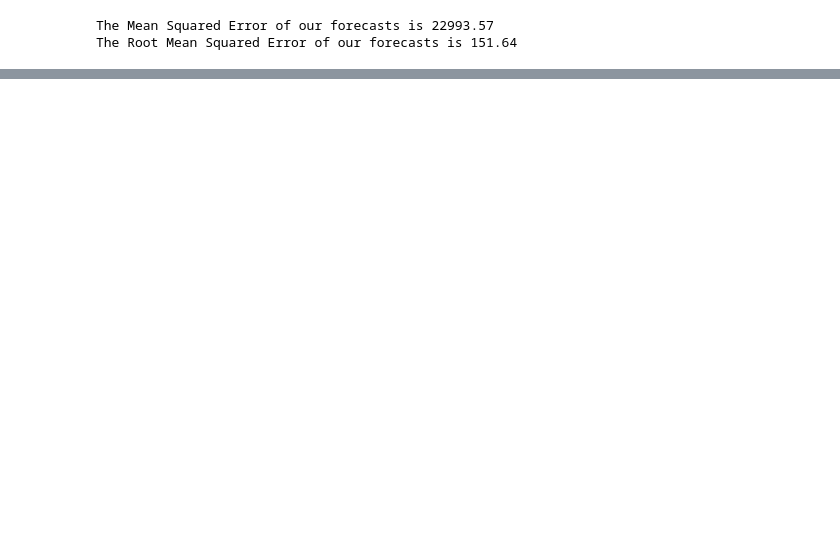
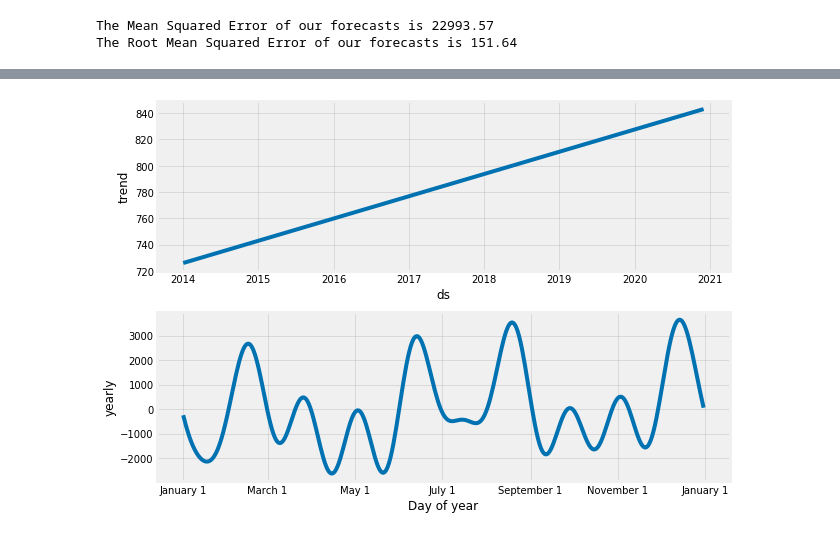
Before and after one commit to aldodec/Time_Series_Analysis, a Jupyter notebook: Time_Series_Analysis.ipynb, the cells around one changed output, grey strips where cells are left out. Saved outputs shown, nothing was run; the diff lists cells and outputs as text; code cells hidden in the pictures; blank space fills up the shorter version.

```diff
--- a/Time_Series_Analysis.ipynb
+++ b/Time_Series_Analysis.ipynb
@@ -227,0 +275,4 @@ plt.show()
+# %%
+model.plot_components(forecast);
+# %% [output]
+[figure, added]
```
Also changed, not shown: parts of 19 cells of this notebook.
